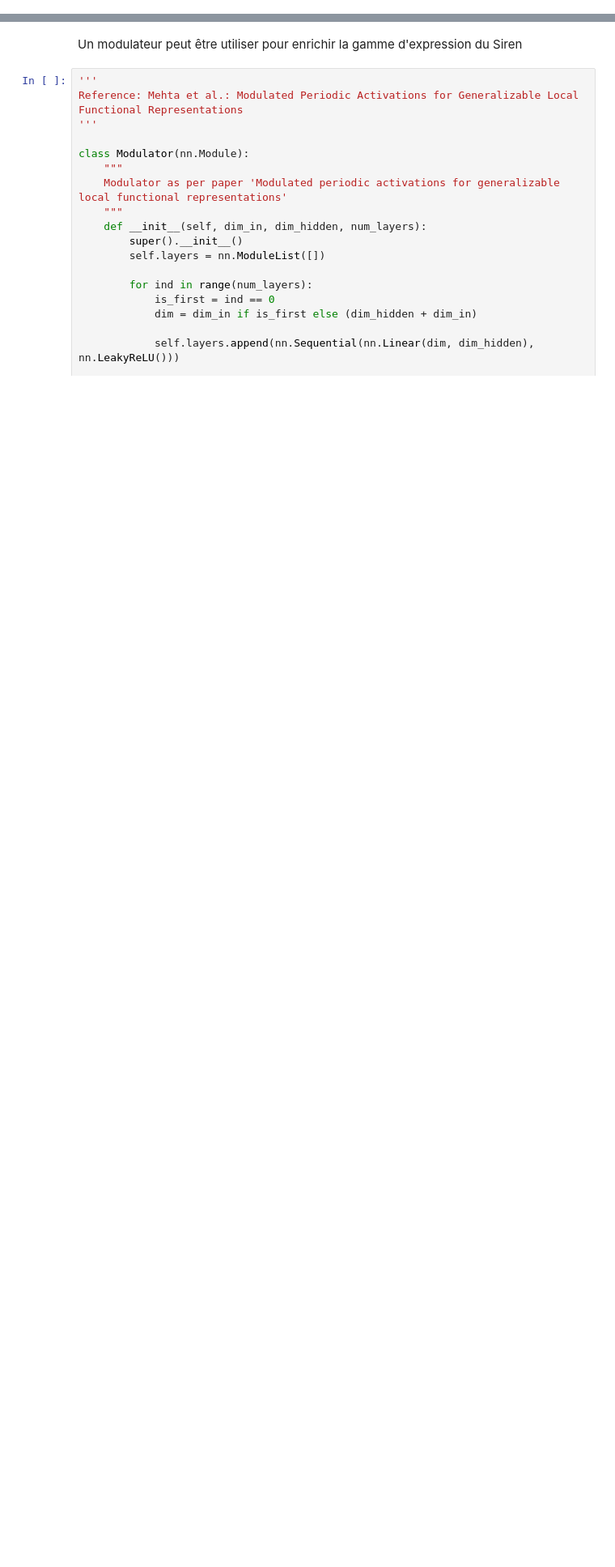
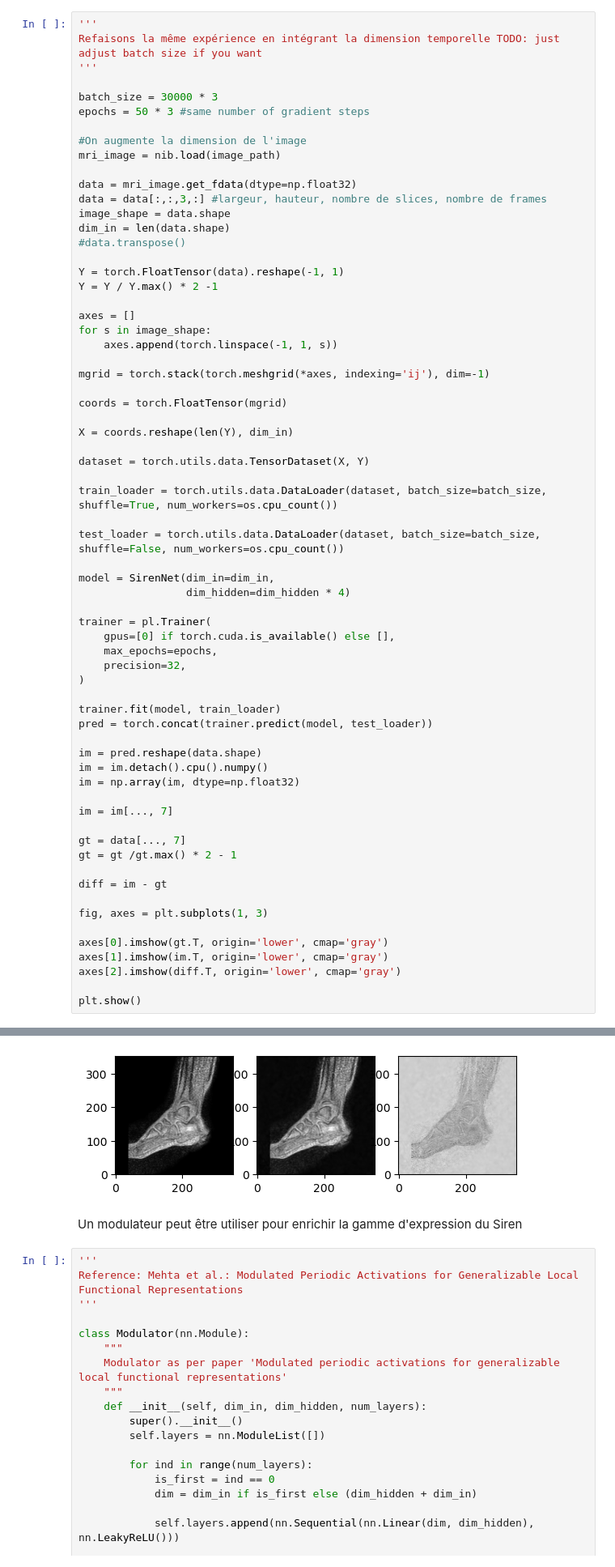
Before and after one commit to Benjamin-Fouquet/mri_interpolation, a Jupyter notebook: ReprésentationsImplicites.ipynb, the cells around one changed output, grey strips where cells are left out. Shown at 81% size. Saved outputs shown, nothing was run; the diff lists cells and outputs as text; blank space fills up the shorter version.

```diff
--- a/ReprésentationsImplicites.ipynb
+++ b/ReprésentationsImplicites.ipynb
@@ -467,0 +551,67 @@ Exercice 2: faire la même chose en 4D, voir l'effet de l'augmentation de la dim
+# %%
+'''
+Refaisons la même expérience en intégrant la dimension temporelle TODO: just adjust batch size if you want
+'''
+
+batch_size = 30000 * 3
+epochs = 50 * 3 #same number of gradient steps
+
+#On augmente la dimension de l'image
+mri_image = nib.load(image_path)
+
+data = mri_image.get_fdata(dtype=np.float32)
+data = data[:,:,3,:] #largeur, hauteur, nombre de slices, nombre de frames
+image_shape = data.shape
+dim_in = len(data.shape)
+#data.transpose()
+
+Y = torch.FloatTensor(data).reshape(-1, 1)
+Y = Y / Y.max() * 2 -1
+
+axes = []
+for s in image_shape:
+    axes.append(torch.linspace(-1, 1, s))
+
+mgrid = torch.stack(torch.meshgrid(*axes, indexing='ij'), dim=-1)
+
+coords = torch.FloatTensor(mgrid)
+
+X = coords.reshape(len(Y), dim_in)
+
+dataset = torch.utils.data.TensorDataset(X, Y)
+
+train_loader = torch.utils.data.DataLoader(dataset, batch_size=batch_size, shuffle=True, num_workers=os.cpu_count())
+
+test_loader = torch.utils.data.DataLoader(dataset, batch_size=batch_size, shuffle=False, num_workers=os.cpu_count())
+
+model = SirenNet(dim_in=dim_in,
+                 dim_hidden=dim_hidden * 4)
+
+trainer = pl.Trainer(
+    gpus=[0] if torch.cuda.is_available() else [],
+    max_epochs=epochs,
+    precision=32,
+)
+
+trainer.fit(model, train_loader)
+pred = torch.concat(trainer.predict(model, test_loader))
+
+im = pred.reshape(data.shape)
+im = im.detach().cpu().numpy()
+im = np.array(im, dtype=np.float32)
+
+im = im[..., 7]
+
+gt = data[..., 7]
+gt = gt /gt.max() * 2 - 1
+
+diff = im - gt
+
+fig, axes = plt.subplots(1, 3)
+
+axes[0].imshow(gt.T, origin='lower', cmap='gray')
+axes[1].imshow(im.T, origin='lower', cmap='gray')
+axes[2].imshow(diff.T, origin='lower', cmap='gray')
+
+plt.show()
+# %% [output]
@@ -468,3 +635,4 @@ Exercice 2: faire la même chose en 4D, voir l'effet de l'augmentation de la dim
+[figure, added]
 # %% [markdown]
 Un modulateur peut être utiliser pour enrichir la gamme d'expression du Siren
 # %%
```
Also changed, not shown: parts of 47 cells of this notebook.
